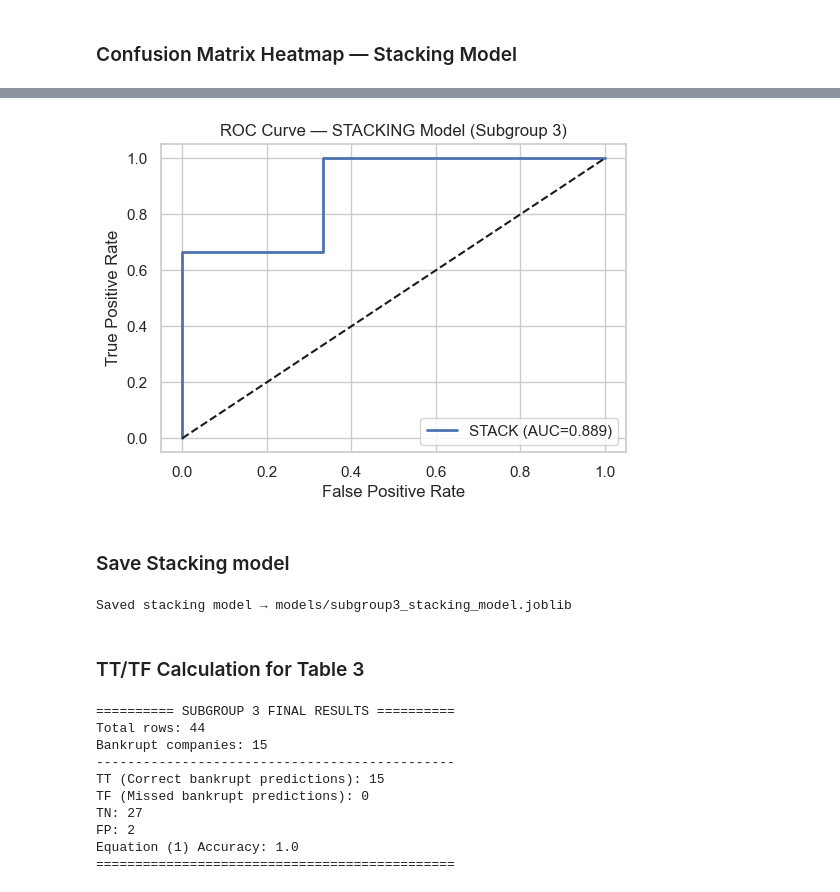
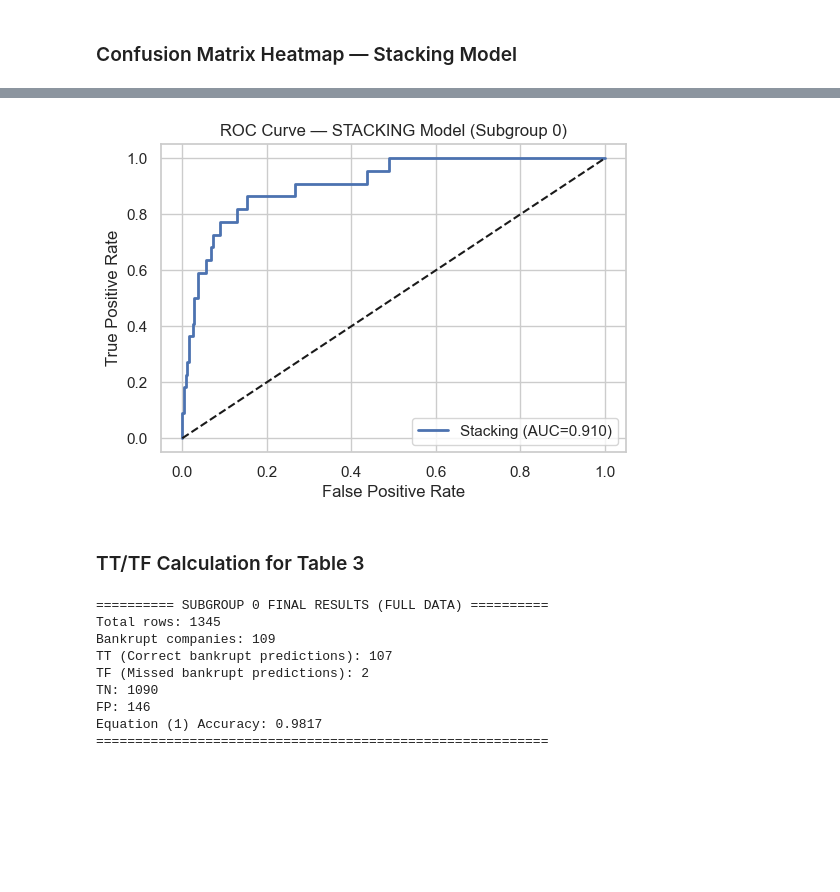
Before and after one commit to ParthGadekar0631/Corporate-Bankruptcy-Prediction-System, a Jupyter notebook: Parth_Subgroup0.ipynb, the cells around one changed output, grey strips where cells are left out. Cells and saved outputs as stored; diff of their text form; code cells hidden in the pictures; blank space fills up the shorter version.

Commit message:
Stage 2 my subgroup

```diff
--- a/Parth_Subgroup0.ipynb
+++ b/Parth_Subgroup0.ipynb
@@ -197,15 +201,0 @@ Equation (1) accuracy: 1.0
-# %%
-svm_pipeline = Pipeline([
-    ("scaler", StandardScaler()),
-    ("clf", SVC(
-        C=0.6,
-        gamma="scale",
-        kernel="rbf",
-        probability=True,
-        class_weight="balanced",
-        random_state=RANDOM_STATE
-    )),
-])
-
-svm_pipeline.fit(X_train, y_train)
-svm_metrics = evaluate_model(svm_pipeline, X_test, y_test, "SVM RBF (Subgroup 3)")
@@ -218,8 +201,0 @@ Equation (1) accuracy: 0.3333
-# %%
-knn_pipeline = Pipeline([
-    ("scaler", StandardScaler()),
-    ("clf", KNeighborsClassifier(n_neighbors=7)),
-])
-
-knn_pipeline.fit(X_train, y_train)
-knn_metrics = evaluate_model(knn_pipeline, X_test, y_test, "KNN (Subgroup 3)")
@@ -298,31 +267,20 @@ plot_confusion(
 # %%
-# ================= ROC for STACK ONLY =================
-from sklearn.metrics import roc_curve, auc
+# ROC curve for final stacking model (nice for slides/report)
+probs = stack_model.predict_proba(X_test)[:, 1]
+fpr, tpr, _ = roc_curve(y_test, probs)
+auc_val = auc(fpr, tpr)
 
-probs = stack_model.predict_proba(X_test)[:,1]
-fpr,tpr,_ = roc_curve(y_test, probs)
-auc_val = auc(fpr,tpr)
-
-plt.figure(figsize=(6,4))
-plt.plot(fpr,tpr,label=f"STACK (AUC={auc_val:.3f})",linewidth=2)
-plt.plot([0,1],[0,1],'k--')
+plt.figure(figsize=(6, 4))
+plt.plot(fpr, tpr, label=f"Stacking (AUC={auc_val:.3f})", linewidth=2)
+plt.plot([0, 1], [0, 1], "k--")
 plt.xlabel("False Positive Rate")
 plt.ylabel("True Positive Rate")
-plt.title("ROC Curve — STACKING Model (Subgroup 3)")
+plt.title("ROC Curve — STACKING Model (Subgroup 0)")
 plt.legend()
 plt.grid(True)
 plt.show()
 # %% [output]
-[figure, old version]
+[figure, new version]
-# %% [markdown]
-### Save Stacking model
-# %%
-os.makedirs("models",exist_ok=True)
-joblib.dump(stack_model,"models/subgroup3_stacking.joblib")
-
-print("Saved stacking model → models/subgroup3_stacking_model.joblib")
-# %% [output]
-Saved stacking model → models/subgroup3_stacking_model.joblib
 # %% [markdown]
 ### TT/TF Calculation for Table 3
 # %%
@@ -331,31 +289,29 @@ stack_model.fit(X, y)
 
 full_pred = stack_model.predict(X)
 
-TT = int(((y == 1) & (full_pred == 1)).sum())
-TF = int(((y == 1) & (full_pred == 0)).sum())
+TT = int(((y == 1) & (full_pred == 1)).sum())  # correct bankrupt
+TF = int(((y == 1) & (full_pred == 0)).sum())  # missed bankrupt
 TN = int(((y == 0) & (full_pred == 0)).sum())
 FP = int(((y == 0) & (full_pred == 1)).sum())
 
 eq1 = TT / (TT + TF) if (TT + TF) != 0 else 0.0
 
-print("========== SUBGROUP 3 FINAL RESULTS ==========")
+print("\n========== SUBGROUP 0 FINAL RESULTS (FULL DATA) ==========")
 print("Total rows:", len(X))
 print("Bankrupt companies:", int((y == 1).sum()))
-print("----------------------------------------------")
 print("TT (Correct bankrupt predictions):", TT)
 print("TF (Missed bankrupt predictions):", TF)
 print("TN:", TN)
 print("FP:", FP)
 print("Equation (1) Accuracy:", round(eq1, 4))
-print("==============================================")
+print("==========================================================")
 # %% [output]
-========== SUBGROUP 3 FINAL RESULTS ==========
-Total rows: 44
-Bankrupt companies: 15
-----------------------------------------------
-TT (Correct bankrupt predictions): 15
-TF (Missed bankrupt predictions): 0
-TN: 27
-FP: 2
-Equation (1) Accuracy: 1.0
-==============================================
+========== SUBGROUP 0 FINAL RESULTS (FULL DATA) ==========
+Total rows: 1345
+Bankrupt companies: 109
+TT (Correct bankrupt predictions): 107
+TF (Missed bankrupt predictions): 2
+TN: 1090
+FP: 146
+Equation (1) Accuracy: 0.9817
+==========================================================
```
Also changed, not shown: parts of 32 cells of this notebook, 1 other file.
